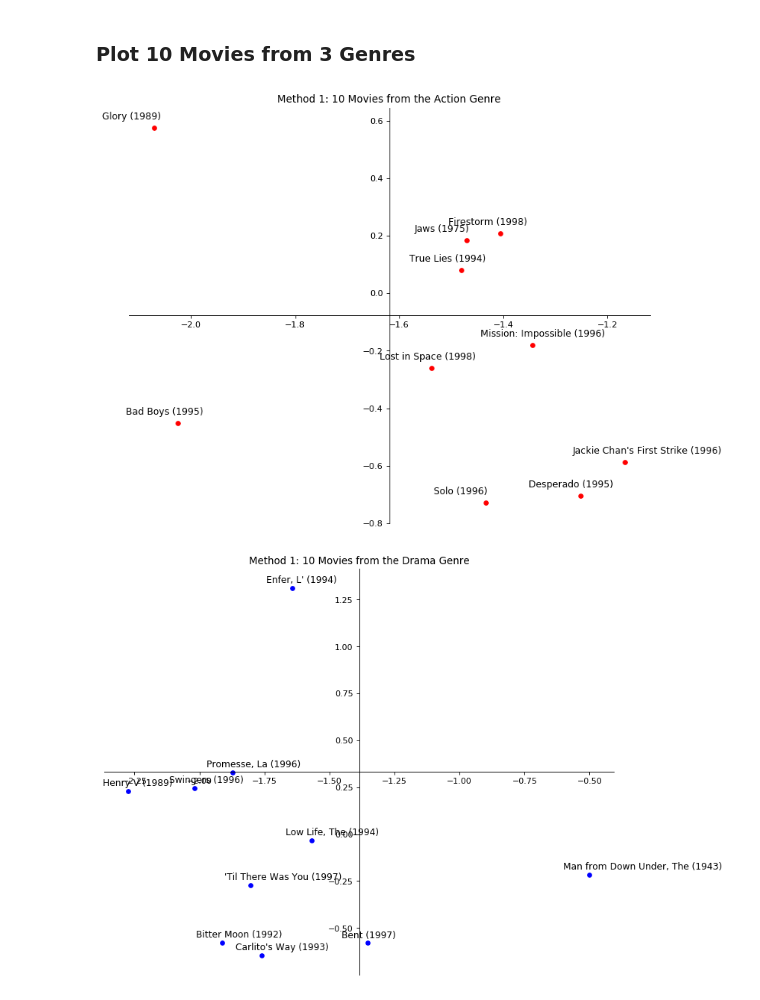
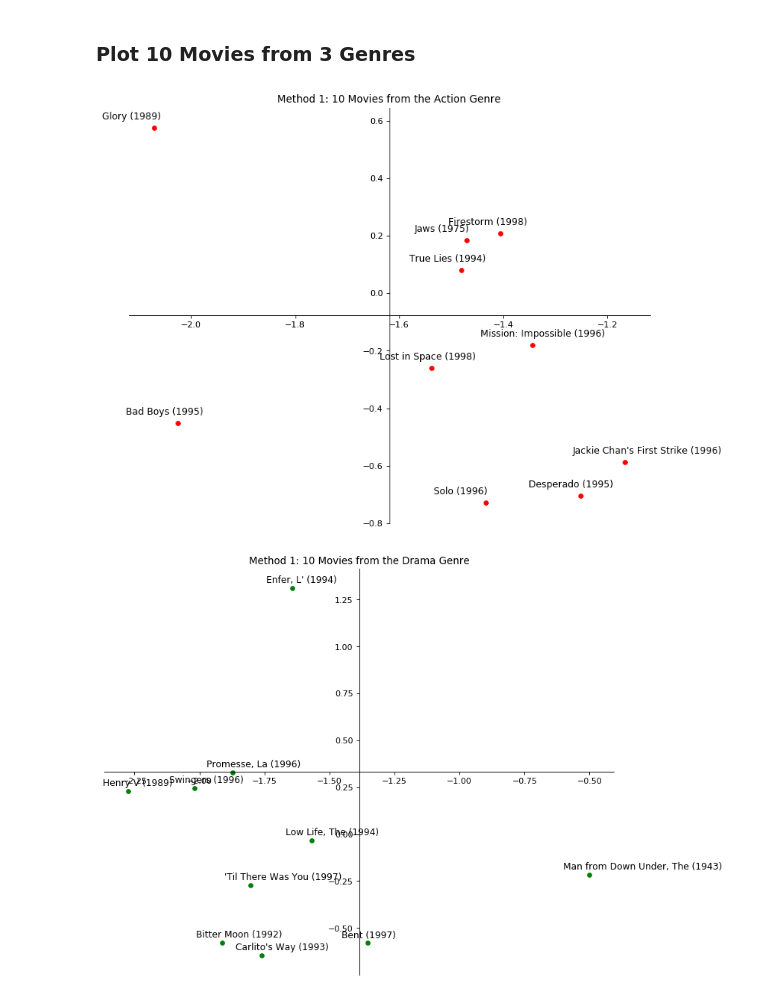
Before and after one commit to 18jeffreyma/cs155-visualization-miniproject, a Jupyter notebook: 5_matrix_factorization.ipynb, the cells around one changed output. Cells and saved outputs as stored; diff of their text form; code cells hidden in the pictures.

Commit message:
color change

```diff
--- a/5_matrix_factorization.ipynb
+++ b/5_matrix_factorization.ipynb
@@ -305,33 +305,33 @@ ax.yaxis.set_ticks_position('left')
 for i in range(len(V_drama)):
     x = V_drama[i][0]
     y = V_drama[i][1]
-    plt.scatter(x, y, marker='.', color='blue', s=100)
+    plt.scatter(x, y, marker='.', color='green', s=100)
     plt.text(x - 0.1, y + 0.03, drama[i], fontsize=11)
 plt.title('Method 1: 10 Movies from the Drama Genre')
 plt.show()
 
 # FANTASY GENRE
 V_fantasy = np.take(np.transpose(V_tilde), fantasy_id, axis=0)
 
 fig = plt.figure(figsize=(11, 9), dpi=80)
 ax = fig.add_subplot(1, 1, 1)
 
 # Center axes
 ax.spines['left'].set_position('center')
 ax.spines['bottom'].set_position('center')
 ax.spines['right'].set_color('none')
 ax.spines['top'].set_color('none')
 ax.xaxis.set_ticks_position('bottom')
 ax.yaxis.set_ticks_position('left')
 
 for i in range(len(V_fantasy)):
     x = V_fantasy[i][0]
     y = V_fantasy[i][1]
     plt.scatter(x, y, marker='.', color='purple', s=100)
     plt.text(x - 0.1, y + 0.03, fantasy[i], fontsize=11)
 plt.title('Method 1: 10 Movies from the Fantasy Genre')
 plt.show()
 # %% [output]
 [figure]
-[figure, old version]
+[figure, new version]
 [figure]
```
